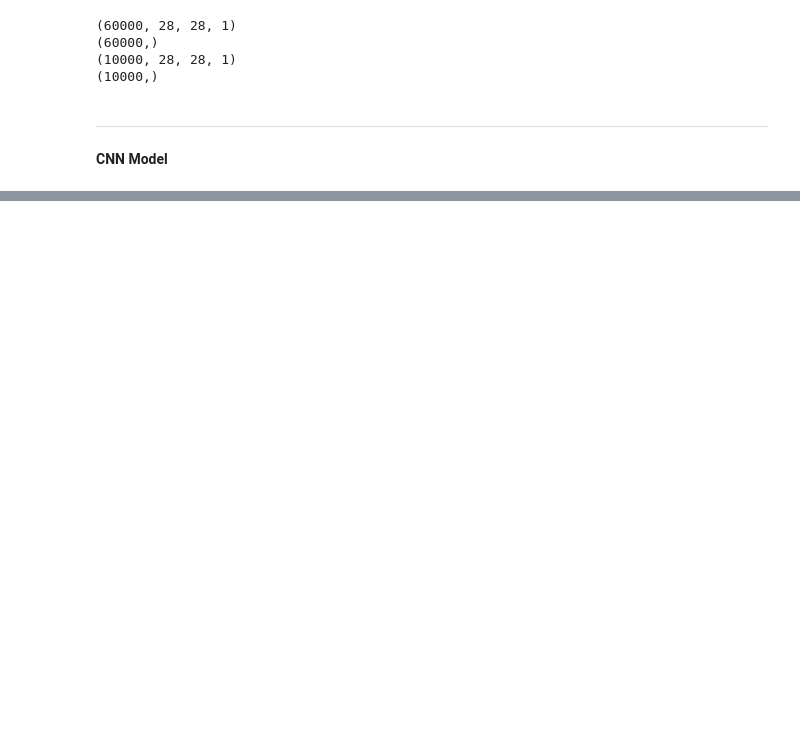
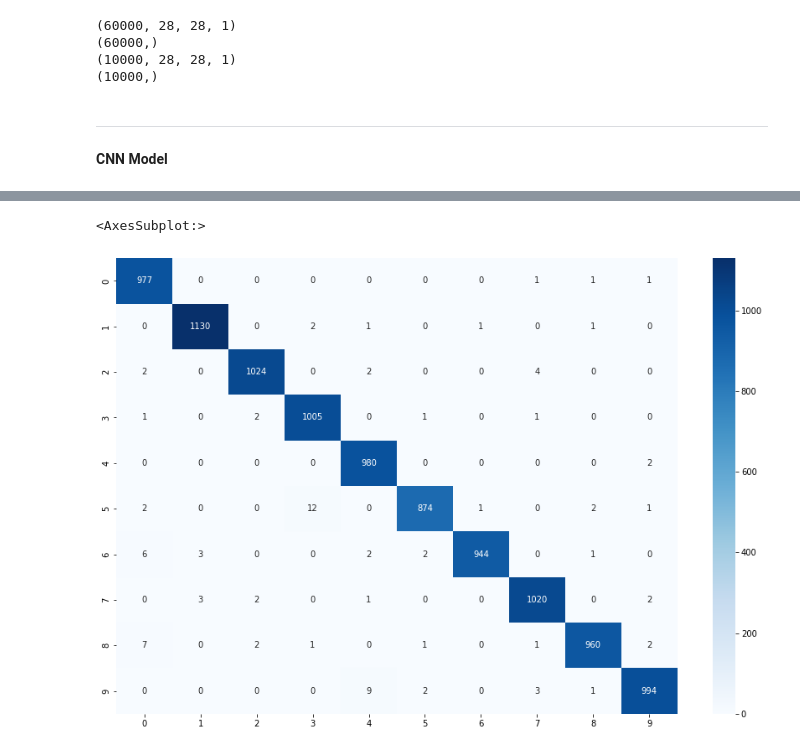
Before and after one commit to koulumang/CSU-CS510, a Jupyter notebook: CNN/CNN_T1.ipynb, the cells around one changed output, grey strips where cells are left out. Cells and saved outputs as stored; diff of their text form; code cells hidden in the pictures; blank space fills up the shorter version.

```diff
--- a/CNN/CNN_T1.ipynb
+++ b/CNN/CNN_T1.ipynb
@@ -114,0 +125,8 @@ Prediction :  7
+# %%
+y_pred = np.argmax(pred_model.predict(test_images), axis=1)
+labels = ['0', '1', '2', '3', '4', '5', '6', '7', '8', '9']
+
+conf_matrix = pd.DataFrame(confusion_matrix(test_labels, y_pred), columns=labels, index=labels)
+plt.figure(figsize=(15,10))
+sb.heatmap(conf_matrix, annot=True, fmt="d",cmap="Blues")
+# %% [output]
@@ -114,0 +134,2 @@ Prediction :  7
+<AxesSubplot:>
+[figure, added]
```
Also changed, not shown: parts of 6 cells of this notebook, 1 other file.
